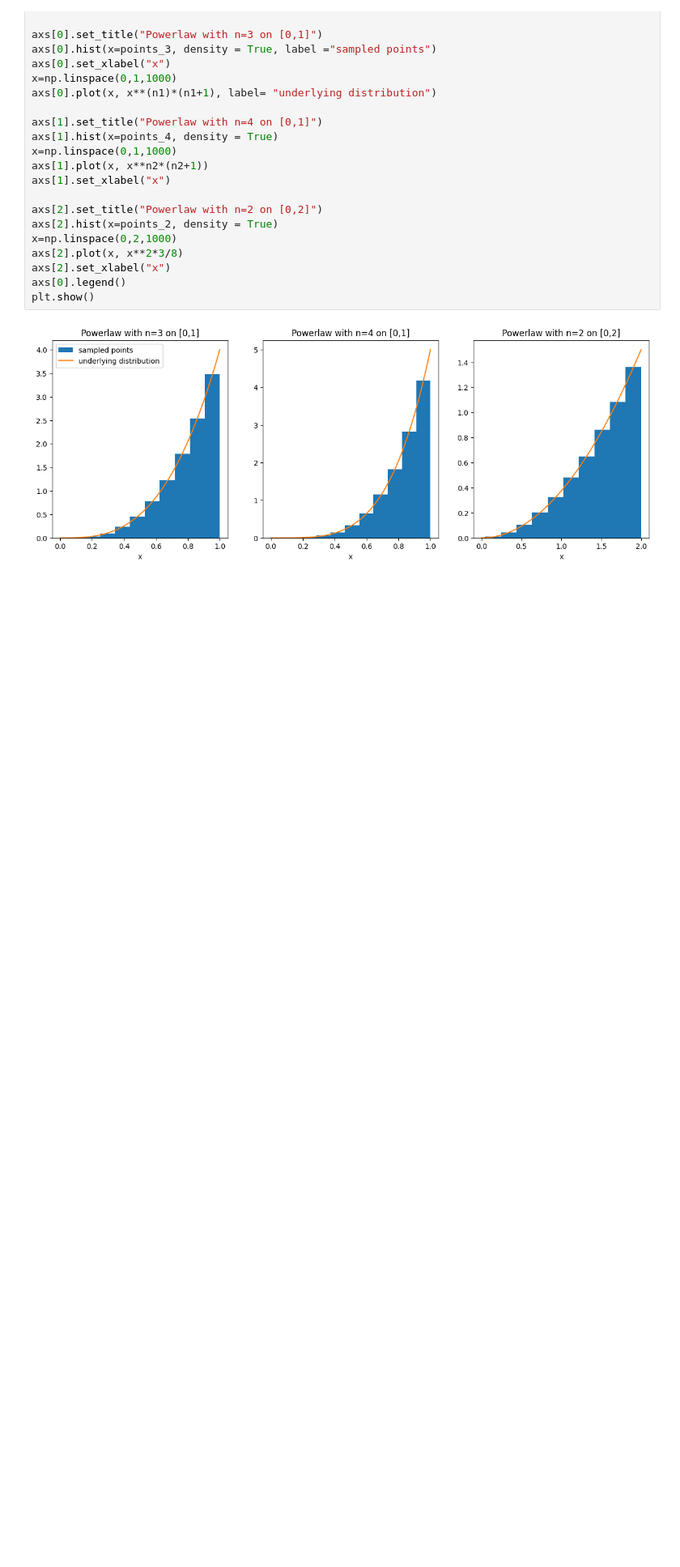
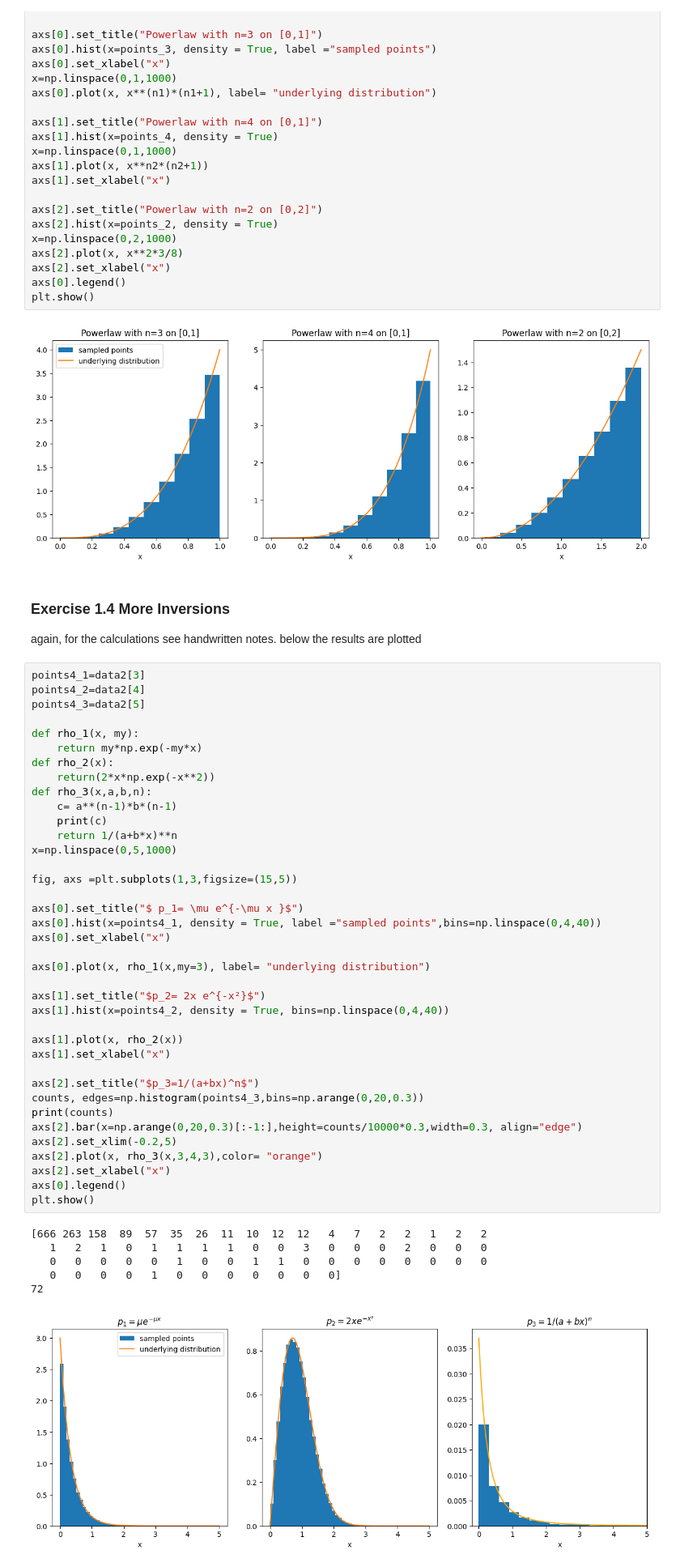
Before and after one commit to selina355/simulation-methods, a Jupyter notebook: Exercise1_Sampling/Exercise1_Analysis.ipynb, the cells around one changed output. Shown at 81% size. Drawn from its saved outputs; the diff is of its cells as text; blank space fills up the shorter version.

```diff
--- a/Exercise1_Sampling/Exercise1_Analysis.ipynb
+++ b/Exercise1_Sampling/Exercise1_Analysis.ipynb
@@ -98,3 +102,52 @@ axs[0].legend()
 plt.show()
 # %% [output]
 [figure]
+# %% [markdown]
+### Exercise 1.4 More Inversions
+again, for the calculations see handwritten notes.
+below the results are plotted
+# %%
+points4_1=data2[3]
+points4_2=data2[4]
+points4_3=data2[5]
+
+def rho_1(x, my):
+    return my*np.exp(-my*x)
+def rho_2(x):
+    return(2*x*np.exp(-x**2))
+def rho_3(x,a,b,n):
+    c= a**(n-1)*b*(n-1)
+    print(c)
+    return 1/(a+b*x)**n
+x=np.linspace(0,5,1000)
+
+fig, axs =plt.subplots(1,3,figsize=(15,5))
+
+axs[0].set_title("$ p_1= \mu e^{-\mu x }$")
+axs[0].hist(x=points4_1, density = True, label ="sampled points",bins=np.linspace(0,4,40))
+axs[0].set_xlabel("x")
+
+axs[0].plot(x, rho_1(x,my=3), label= "underlying distribution")
+
+axs[1].set_title("$p_2= 2x e^{-x²}$")
+axs[1].hist(x=points4_2, density = True, bins=np.linspace(0,4,40))
+
+axs[1].plot(x, rho_2(x))
+axs[1].set_xlabel("x")
+
+axs[2].set_title("$p_3=1/(a+bx)^n$")
+counts, edges=np.histogram(points4_3,bins=np.arange(0,20,0.3))
+print(counts)
+axs[2].bar(x=np.arange(0,20,0.3)[:-1:],height=counts/10000*0.3,width=0.3, align="edge")
+axs[2].set_xlim(-0.2,5)
+axs[2].plot(x, rho_3(x,3,4,3),color= "orange")
+axs[2].set_xlabel("x")
+axs[0].legend()
+plt.show()
+# %% [output]
+[666 263 158  89  57  35  26  11  10  12  12   4   7   2   2   1   2   2
+   1   2   1   0   1   1   1   1   0   0   3   0   0   0   2   0   0   0
+   0   0   0   0   0   1   0   0   1   1   0   0   0   0   0   0   0   0
+   0   0   0   0   1   0   0   0   0   0   0   0]
+72
+[figure, added]
```
Also changed, not shown: parts of 2 cells of this notebook, 8 other files.
